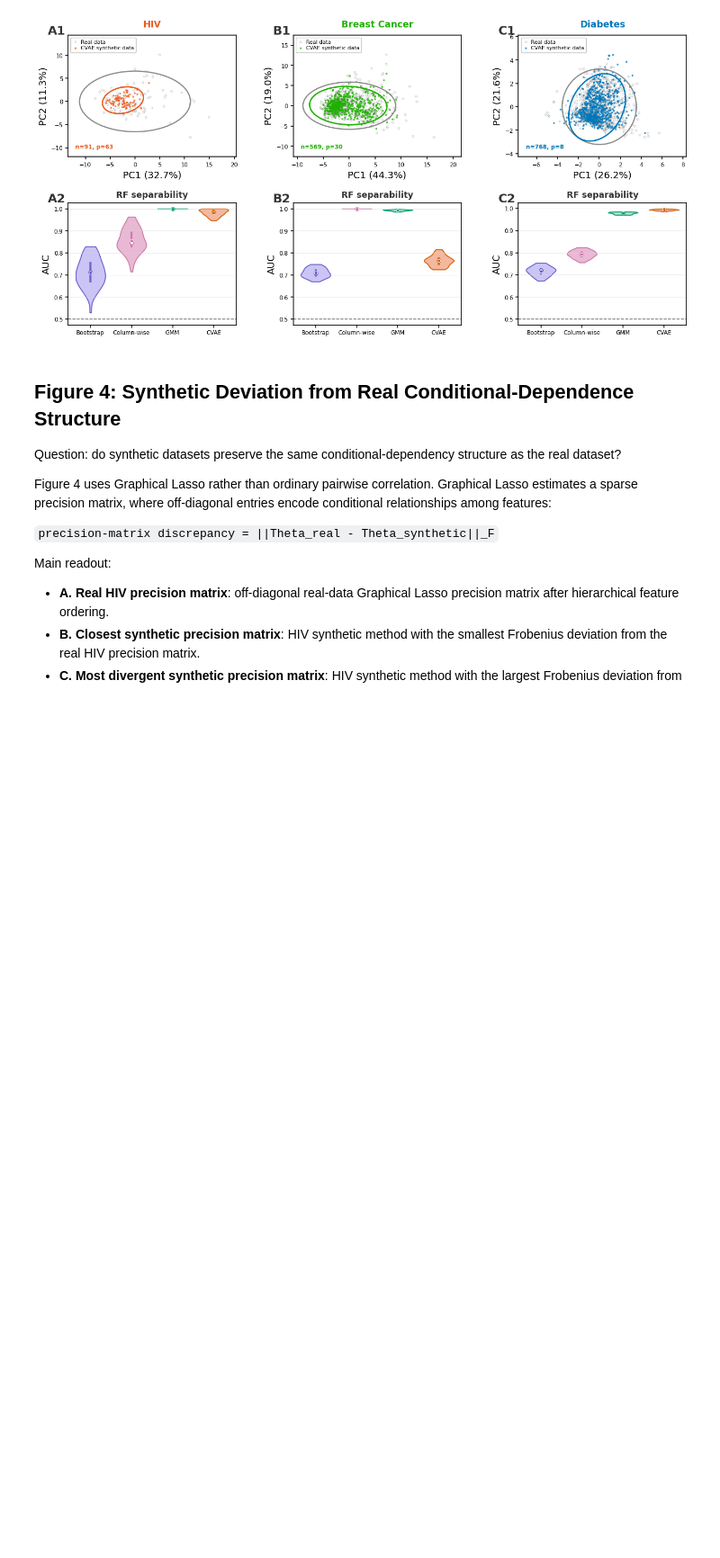
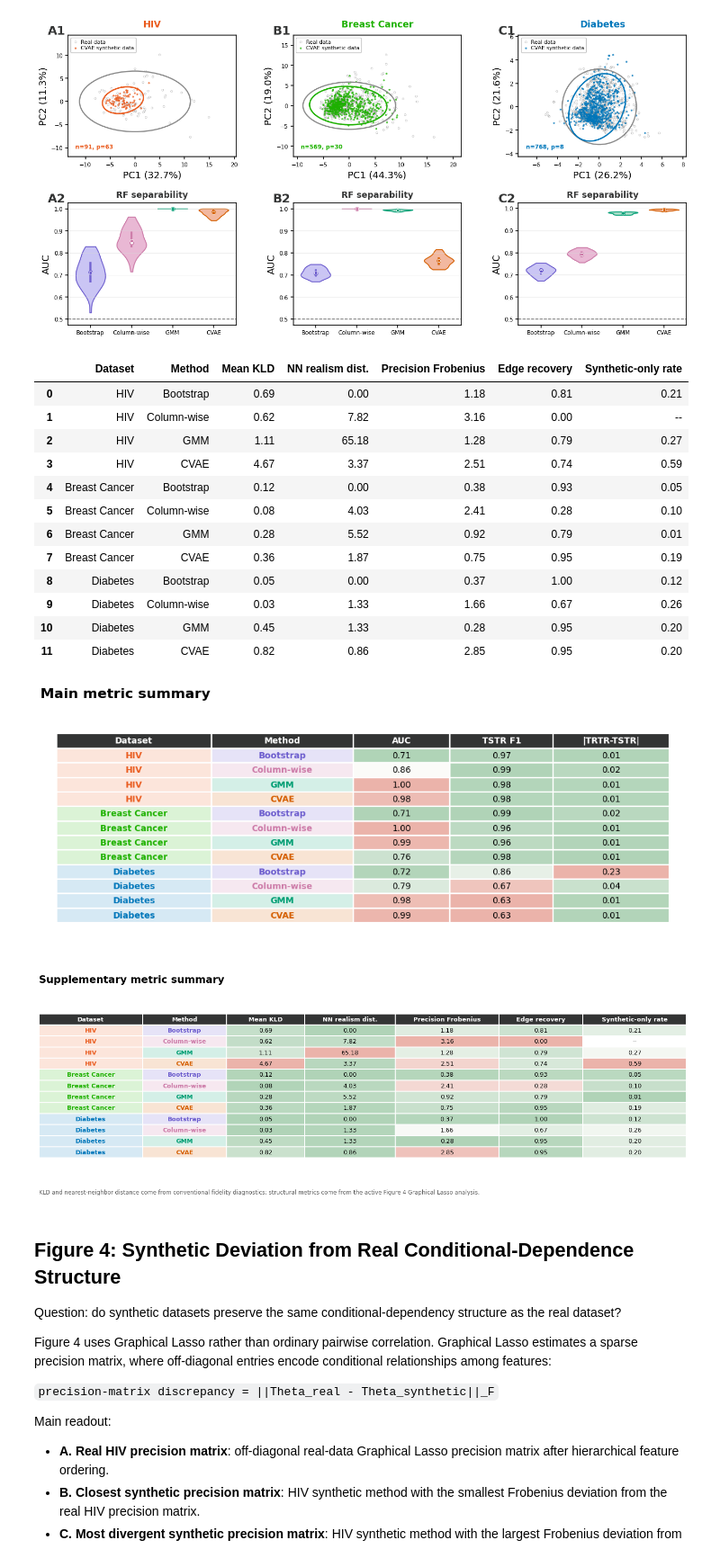
Before and after one commit to TonyTran03/distinguishable_data, a Jupyter notebook: data_synthesis/notebooks/make_main_figures_revision.ipynb, the cells around one changed output. Shown at 90% size. Saved outputs shown, nothing was run; the diff lists cells and outputs as text; code cells hidden in the pictures; blank space fills up the shorter version.

```diff
--- a/data_synthesis/notebooks/make_main_figures_revision.ipynb
+++ b/data_synthesis/notebooks/make_main_figures_revision.ipynb
@@ -1186,6 +1326,29 @@ Epoch  180 | train loss=3.0726 recon=1.3781 kl=3.3891 | val loss=3.3626 recon=1.
 Epoch  190 | train loss=3.0802 recon=1.4035 kl=3.3534 | val loss=3.5518 recon=1.7193 kl=3.6651
 Epoch  200 | train loss=3.1118 recon=1.4457 kl=3.3323 | val loss=3.3268 recon=1.4151 kl=3.8234
 [figure]
+# %%
+metric_table = get_metric_table(force=False)
+main_metric_summary_fig, main_metric_summary_table = plot_main_metric_summary_table(metric_table)
+
+structure_metrics_for_supp = globals().get("corr_summary")
+supp_metric_summary_fig, supp_metric_summary_table = plot_supplementary_metric_table(metric_table, structure_metrics_for_supp)
+display(supp_metric_summary_table)
+# %% [output]
+|  | Dataset | Method | Mean KLD | NN realism dist. | Precision Frobenius | Edge recovery | Synthetic-only rate |
+| 0 | HIV | Bootstrap | 0.69 | 0.00 | 1.18 | 0.81 | 0.21 |
+| 1 | HIV | Column-wise | 0.62 | 7.82 | 3.16 | 0.00 | -- |
+| 2 | HIV | GMM | 1.11 | 65.18 | 1.28 | 0.79 | 0.27 |
+| 3 | HIV | CVAE | 4.67 | 3.37 | 2.51 | 0.74 | 0.59 |
+| 4 | Breast Cancer | Bootstrap | 0.12 | 0.00 | 0.38 | 0.93 | 0.05 |
+| 5 | Breast Cancer | Column-wise | 0.08 | 4.03 | 2.41 | 0.28 | 0.10 |
+| 6 | Breast Cancer | GMM | 0.28 | 5.52 | 0.92 | 0.79 | 0.01 |
+| 7 | Breast Cancer | CVAE | 0.36 | 1.87 | 0.75 | 0.95 | 0.19 |
+| 8 | Diabetes | Bootstrap | 0.05 | 0.00 | 0.37 | 1.00 | 0.12 |
+| 9 | Diabetes | Column-wise | 0.03 | 1.33 | 1.66 | 0.67 | 0.26 |
+| 10 | Diabetes | GMM | 0.45 | 1.33 | 0.28 | 0.95 | 0.20 |
+| 11 | Diabetes | CVAE | 0.82 | 0.86 | 2.85 | 0.95 | 0.20 |
+[figure, added]
+[figure, added]
 # %% [markdown]
 ## Figure 4: Synthetic Deviation from Real Conditional-Dependence Structure
 
```
Also changed, not shown: parts of 5 cells of this notebook, 2 other files.
